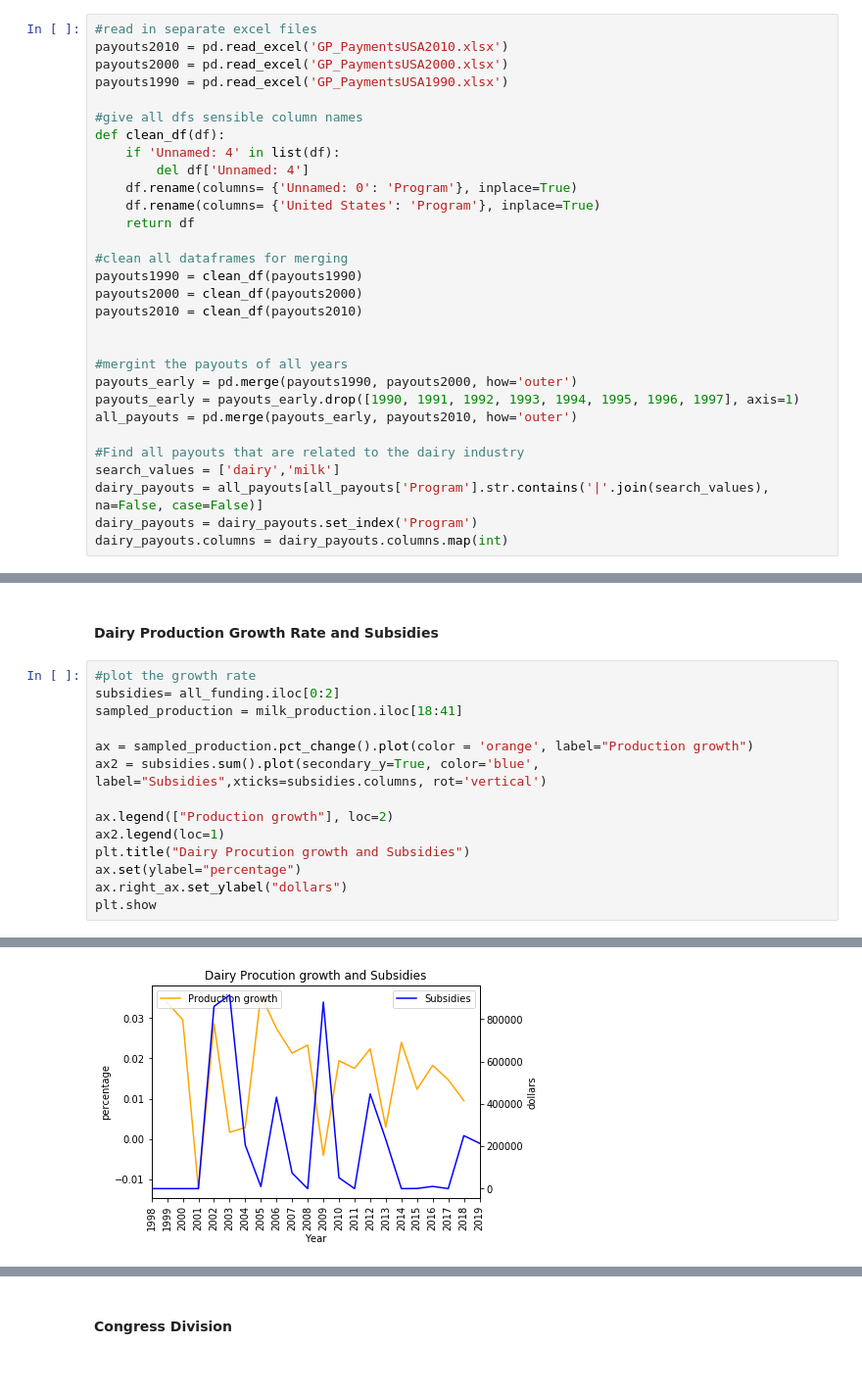
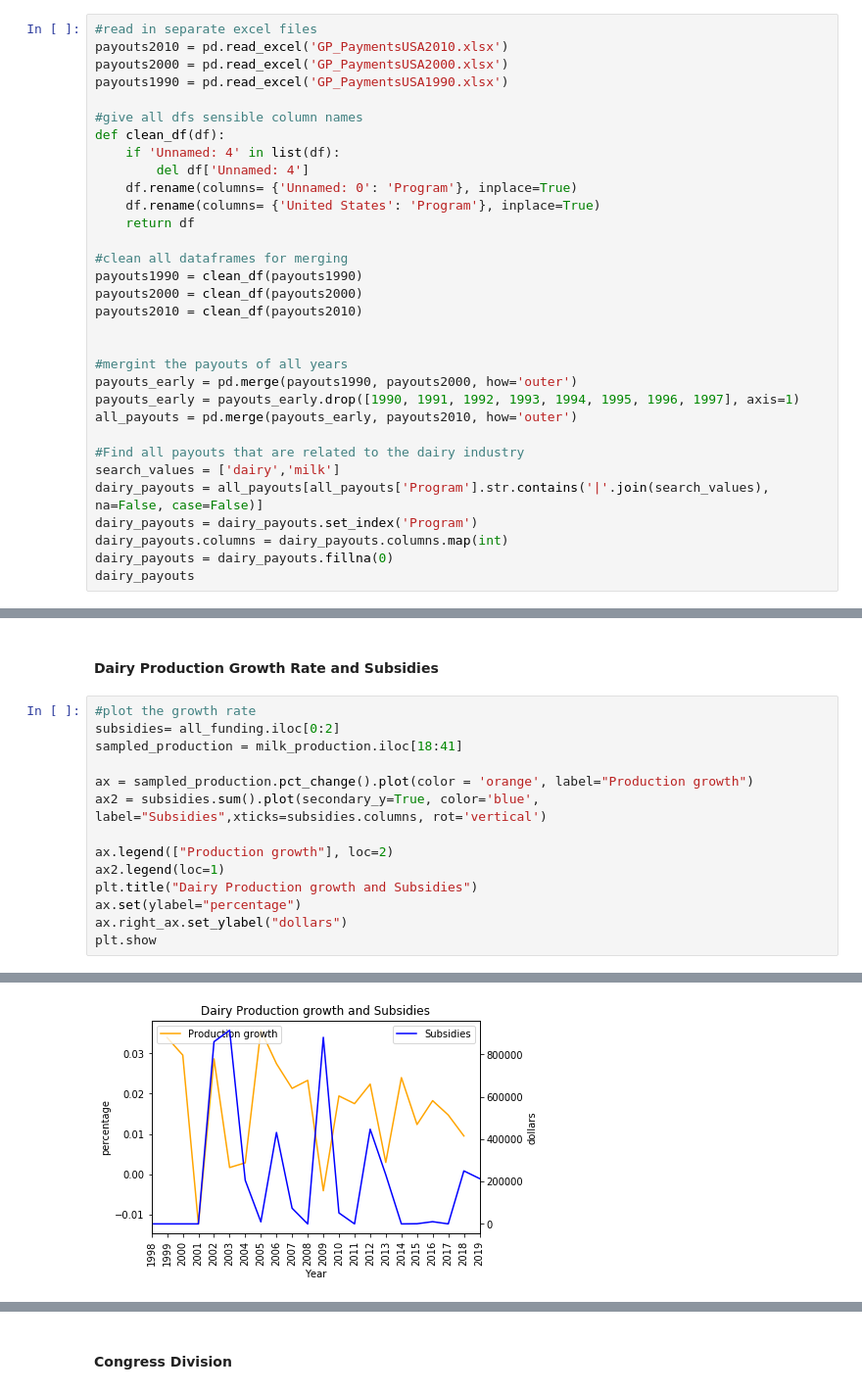
Before and after one commit to laniepreston/Data-Wrangling-Final-Project, a Jupyter notebook: Lanie_Floor_Final_Project.ipynb, the cells around one changed output, grey strips where cells are left out. Shown: that part at 98% size. Cells and saved outputs as stored; diff of their text form.

```diff
--- a/Lanie_Floor_Final_Project.ipynb
+++ b/Lanie_Floor_Final_Project.ipynb
@@ -91,3 +110,5 @@ search_values = ['dairy','milk']
 dairy_payouts = all_payouts[all_payouts['Program'].str.contains('|'.join(search_values),  na=False, case=False)]
 dairy_payouts = dairy_payouts.set_index('Program')
 dairy_payouts.columns = dairy_payouts.columns.map(int)
+dairy_payouts = dairy_payouts.fillna(0)
+dairy_payouts
@@ -175,17 +211,17 @@ plt.show()
 # %%
 #plot the growth rate
 subsidies= all_funding.iloc[0:2]
 sampled_production = milk_production.iloc[18:41]
 
 ax = sampled_production.pct_change().plot(color = 'orange', label="Production growth")
 ax2 = subsidies.sum().plot(secondary_y=True, color='blue', label="Subsidies",xticks=subsidies.columns, rot='vertical')
 
 ax.legend(["Production growth"], loc=2)
 ax2.legend(loc=1)
-plt.title("Dairy Procution growth and Subsidies")
+plt.title("Dairy Production growth and Subsidies")
 ax.set(ylabel="percentage")
 ax.right_ax.set_ylabel("dollars")
 plt.show
 # %% [output]
 <function matplotlib.pyplot.show(*args, **kw)>
-[figure, old version]
+[figure, new version]
```
Also changed, not shown: parts of 20 cells of this notebook.
